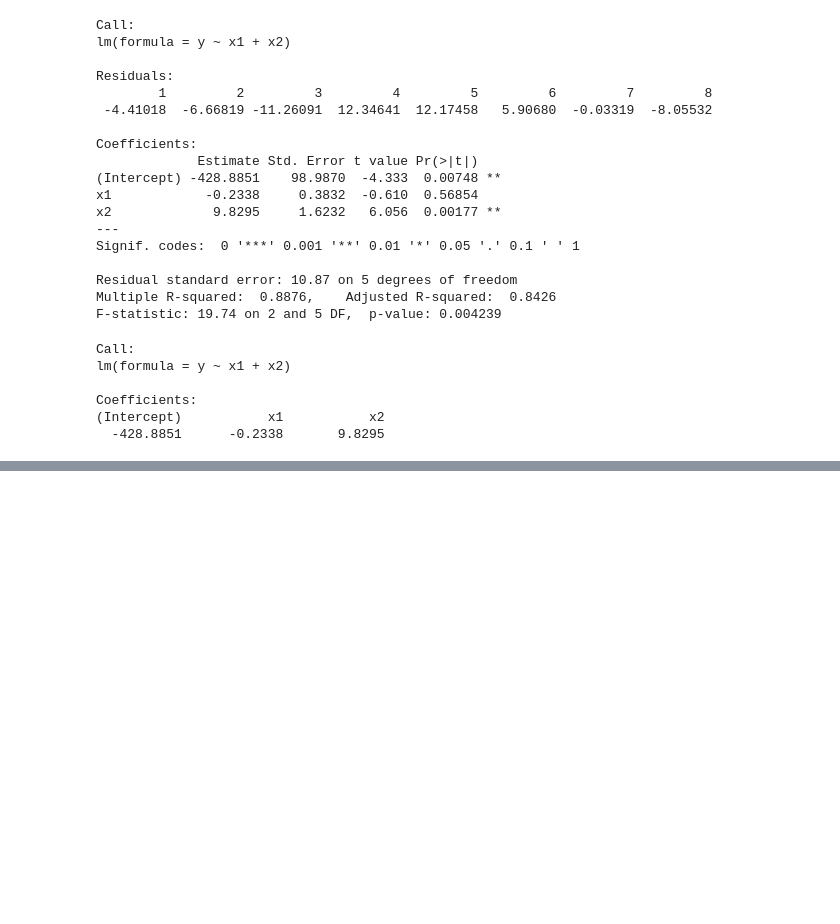
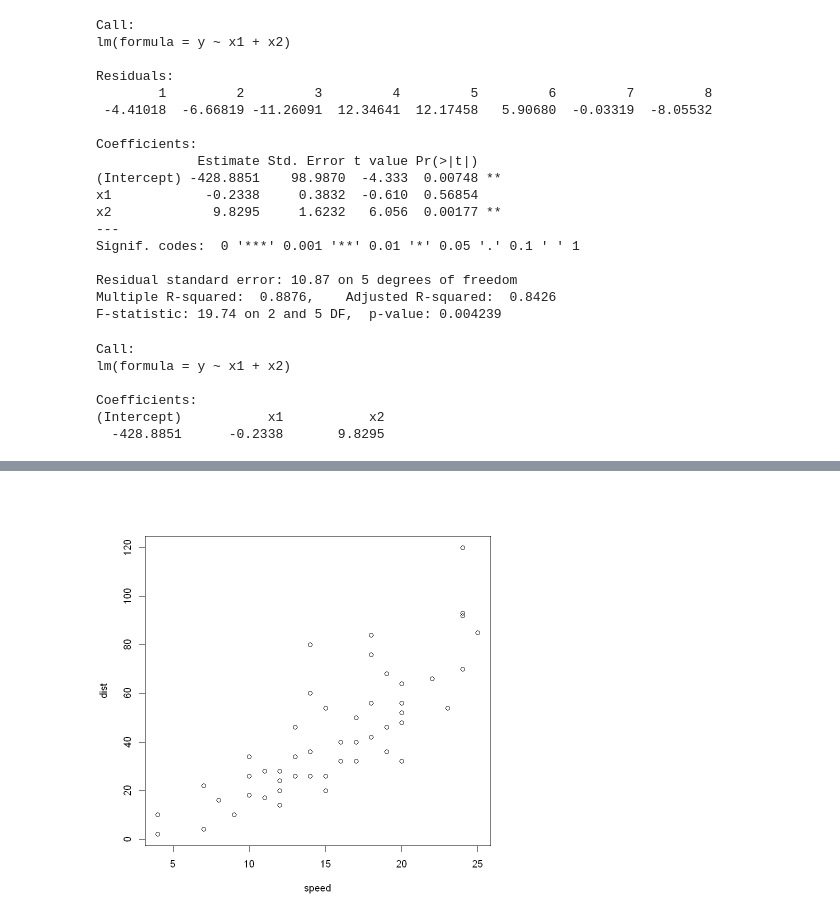
Before and after one commit to layla-focalors/r_learning_mx, a Jupyter notebook: LaylaGames/Tutorial.ipynb, the cells around one changed output, grey strips where cells are left out. Saved outputs shown, nothing was run; the diff lists cells and outputs as text; code cells hidden in the pictures; blank space fills up the shorter version.

```diff
--- a/LaylaGames/Tutorial.ipynb
+++ b/LaylaGames/Tutorial.ipynb
@@ -347,0 +381,4 @@ Coefficients:
+# %%
+plot(dist~speed, data=cars)
+# %% [output]
+[figure, added]
```
Also changed, not shown: parts of 53 cells of this notebook.
